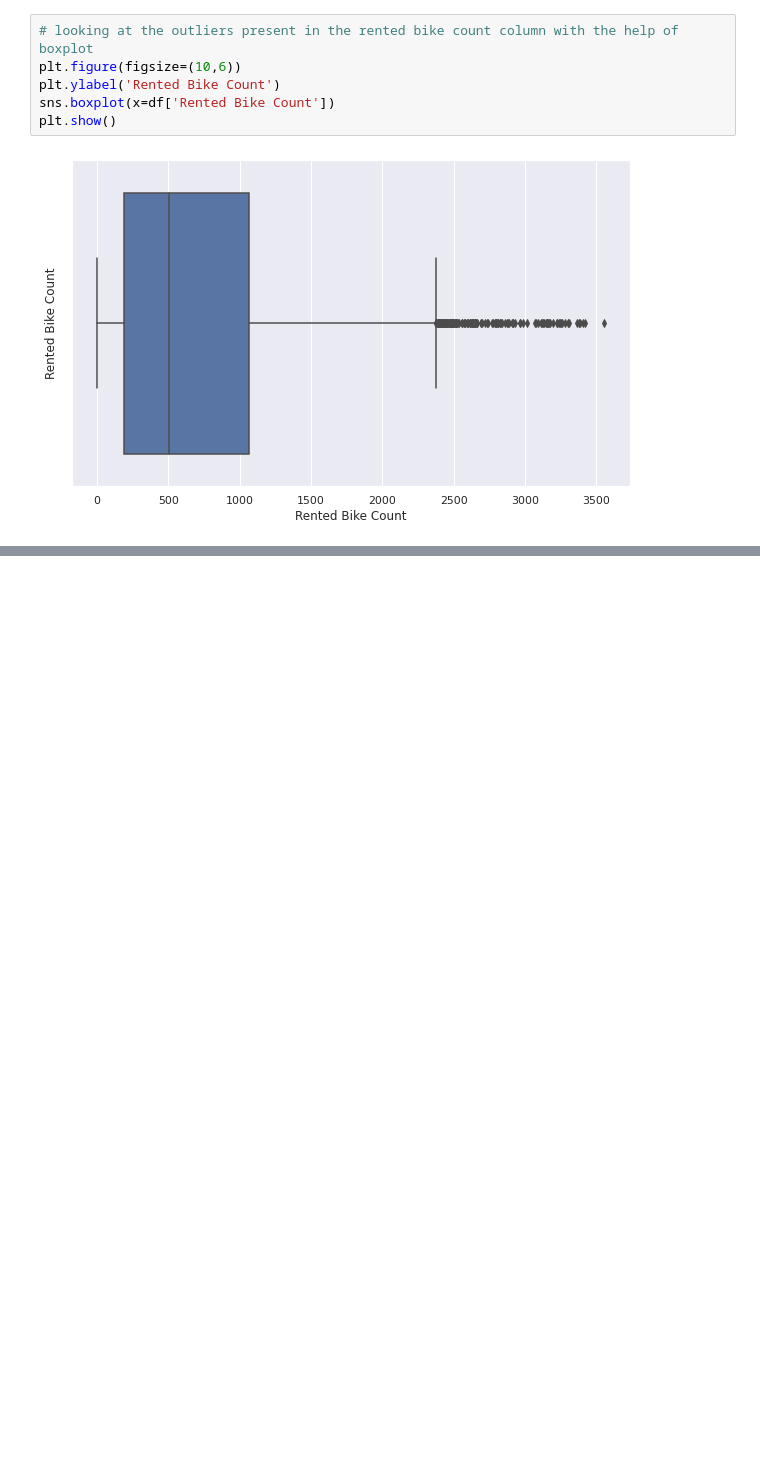
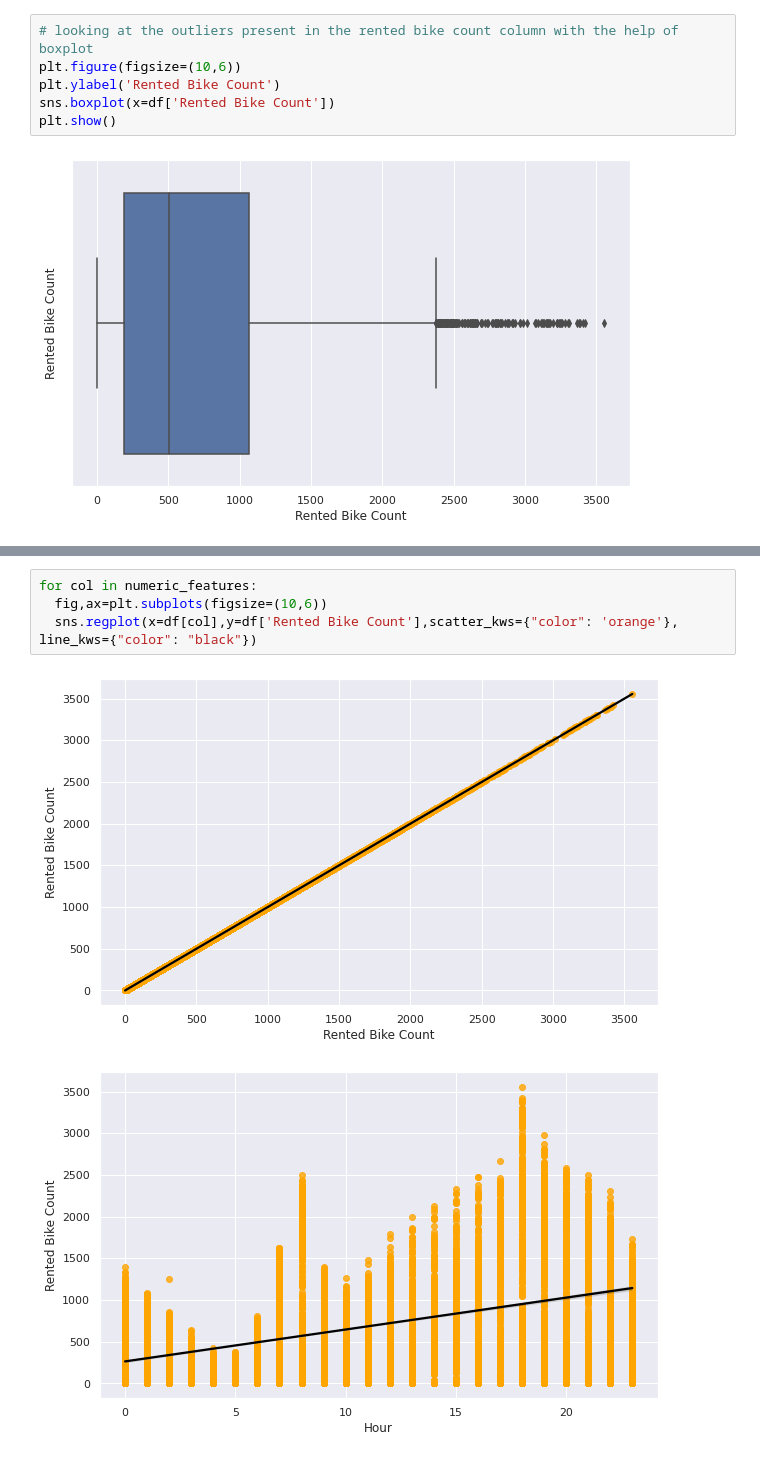
Before and after one commit to KirteshVerma/Bike-Sharing-Demand, a Jupyter notebook: Kirtesh_Bike_Sharing_Demand_Prediction_Capstone_Project.ipynb, the cells around one changed output, grey strips where cells are left out. Drawn from its saved outputs; the diff is of its cells as text; blank space fills up the shorter version.

```diff
--- a/Kirtesh_Bike_Sharing_Demand_Prediction_Capstone_Project.ipynb
+++ b/Kirtesh_Bike_Sharing_Demand_Prediction_Capstone_Project.ipynb
@@ -259,0 +289,7 @@ plt.show()
+# %%
+for col in numeric_features:
+  fig,ax=plt.subplots(figsize=(10,6))
+  sns.regplot(x=df[col],y=df['Rented Bike Count'],scatter_kws={"color": 'orange'}, line_kws={"color": "black"})
+# %% [output]
+[figure, added]
+[figure, added]
```
Also changed, not shown: parts of 11 cells of this notebook.
